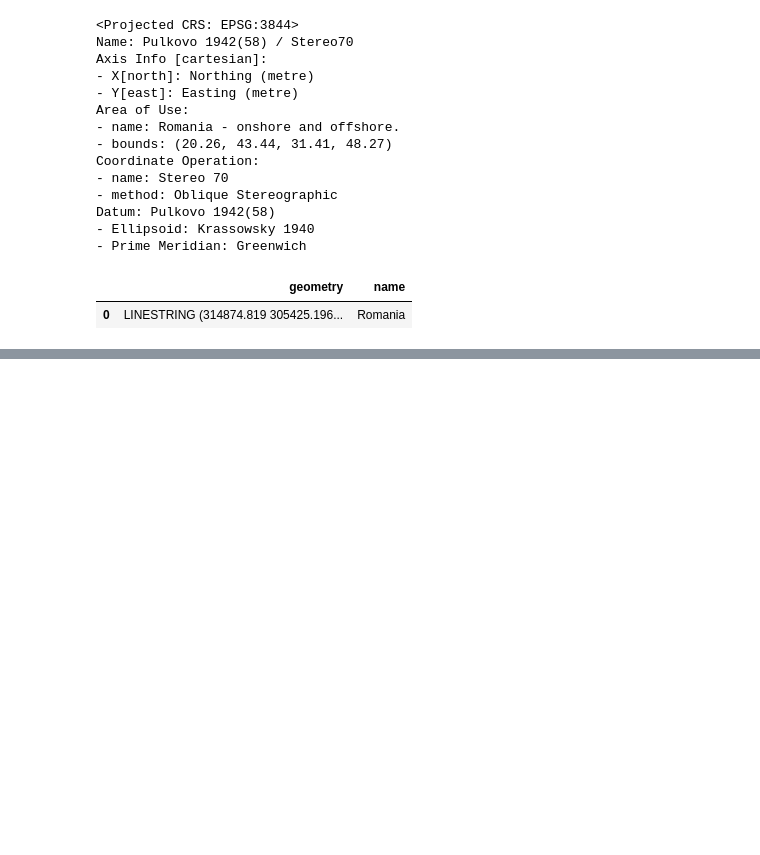
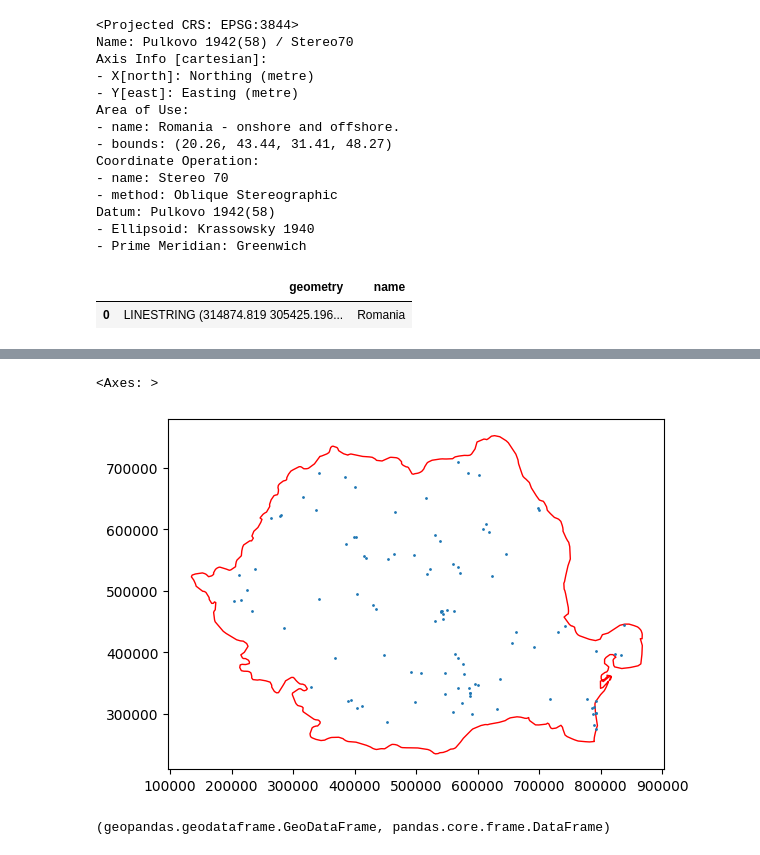
Before and after one commit to Clases-y-Evaluaciones-DelaCruz-Diana/Evaluation3-DelaCruz, a Jupyter notebook: index.ipynb, the cells around one changed output, grey strips where cells are left out. Cells and saved outputs as stored; diff of their text form; code cells hidden in the pictures; blank space fills up the shorter version.

```diff
--- a/index.ipynb
+++ b/index.ipynb
@@ -100,0 +224,5 @@ romania_municipalities=gpd.read_file(os.path.join("maps","DEU_adm","DEU_adm3.shp
+# %%
+airports=gpd.GeoDataFrame(data=infoairports.copy(),
+                 geometry=gpd.points_from_xy(infoairports.longitude_deg,
+                                             infoairports.latitude_deg),
+                 crs=4326)# the coordinates were in degrees - unprojected cuando es longitud latitud
@@ -100,0 +231,13 @@ romania_municipalities=gpd.read_file(os.path.join("maps","DEU_adm","DEU_adm3.shp
+# %%
+airports=airports.to_crs(3844)#cambiar crs para proyectarlo
+# %%
+base = romania.plot(color='white', edgecolor='red')
+airports.plot(ax=base,markersize=1)
+# %% [output]
+<Axes: >
+[figure, added]
+# %%
+#remember:
+type(airports), type(infoairports)
+# %% [output]
+(geopandas.geodataframe.GeoDataFrame, pandas.core.frame.DataFrame)
```
Also changed, not shown: parts of 19 cells of this notebook.
